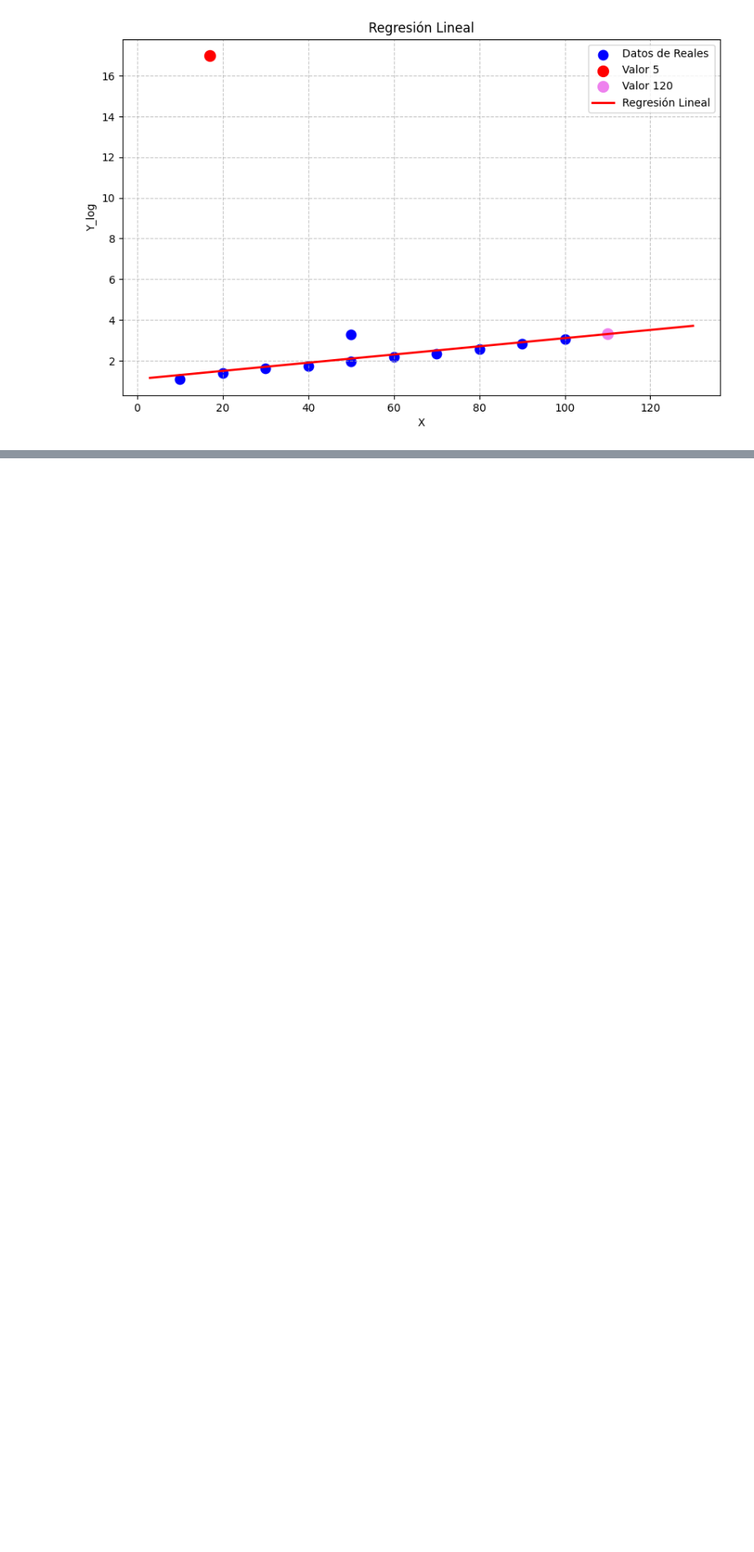
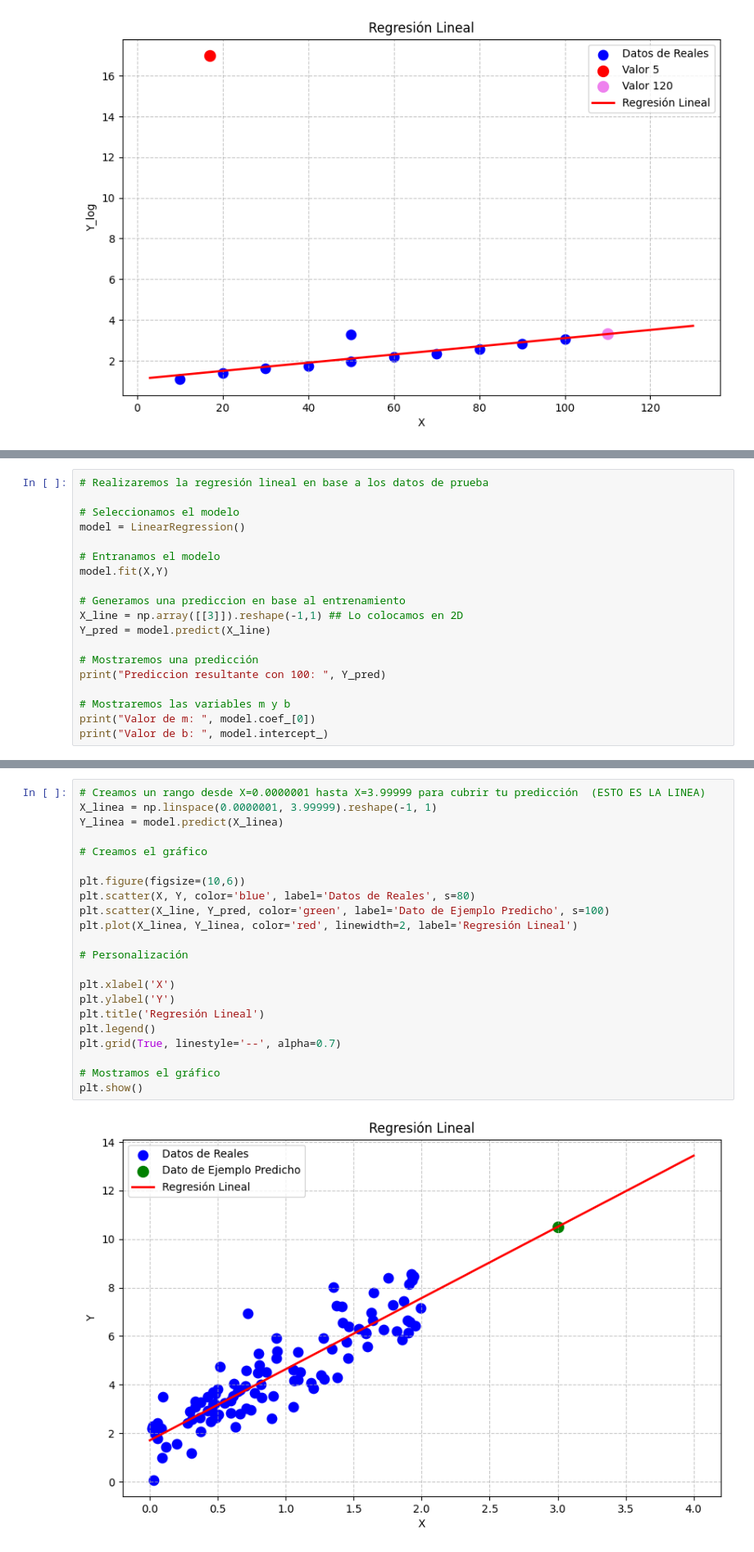
Before and after one commit to ChrisJavier/UIDE_2-WorkGroupDataScienceTools, a Jupyter notebook: Week02/src/HDCGD_CP_W2_E2_PT2_Titanic.ipynb, the cells around one changed output, grey strips where cells are left out. Shown at 82% size. Drawn from its saved outputs; the diff is of its cells as text; blank space fills up the shorter version.

```diff
--- a/Week02/src/HDCGD_CP_W2_E2_PT2_Titanic.ipynb
+++ b/Week02/src/HDCGD_CP_W2_E2_PT2_Titanic.ipynb
@@ -556,0 +560,19 @@ Este gráfico presenta las **Matrices de Confusión** de ambos modelos, permitie
+# %%
+# Realizaremos la regresión lineal en base a los datos de prueba
+
+# Seleccionamos el modelo
+model = LinearRegression()
+
+# Entranamos el modelo
+model.fit(X,Y)
+
+# Generamos una prediccion en base al entrenamiento
+X_line = np.array([[3]]).reshape(-1,1) ## Lo colocamos en 2D
+Y_pred = model.predict(X_line)
+
+# Mostraremos una predicción
+print("Prediccion resultante con 100: ", Y_pred)
+
+# Mostraremos las variables m y b
+print("Valor de m: ", model.coef_[0])
+print("Valor de b: ", model.intercept_)
@@ -556,0 +587,24 @@ Este gráfico presenta las **Matrices de Confusión** de ambos modelos, permitie
+# %%
+# Creamos un rango desde X=0.0000001 hasta X=3.99999 para cubrir tu predicción  (ESTO ES LA LINEA)
+X_linea = np.linspace(0.0000001, 3.99999).reshape(-1, 1)
+Y_linea = model.predict(X_linea)
+
+# Creamos el gráfico
+
+plt.figure(figsize=(10,6))
+plt.scatter(X, Y, color='blue', label='Datos de Reales', s=80)
+plt.scatter(X_line, Y_pred, color='green', label='Dato de Ejemplo Predicho', s=100)
+plt.plot(X_linea, Y_linea, color='red', linewidth=2, label='Regresión Lineal')
+
+# Personalización
+
+plt.xlabel('X')
+plt.ylabel('Y')
+plt.title('Regresión Lineal')
+plt.legend()
+plt.grid(True, linestyle='--', alpha=0.7)
+
+# Mostramos el gráfico
+plt.show()
+# %% [output]
+[figure, added]
```
Also changed, not shown: parts of 15 cells of this notebook.
